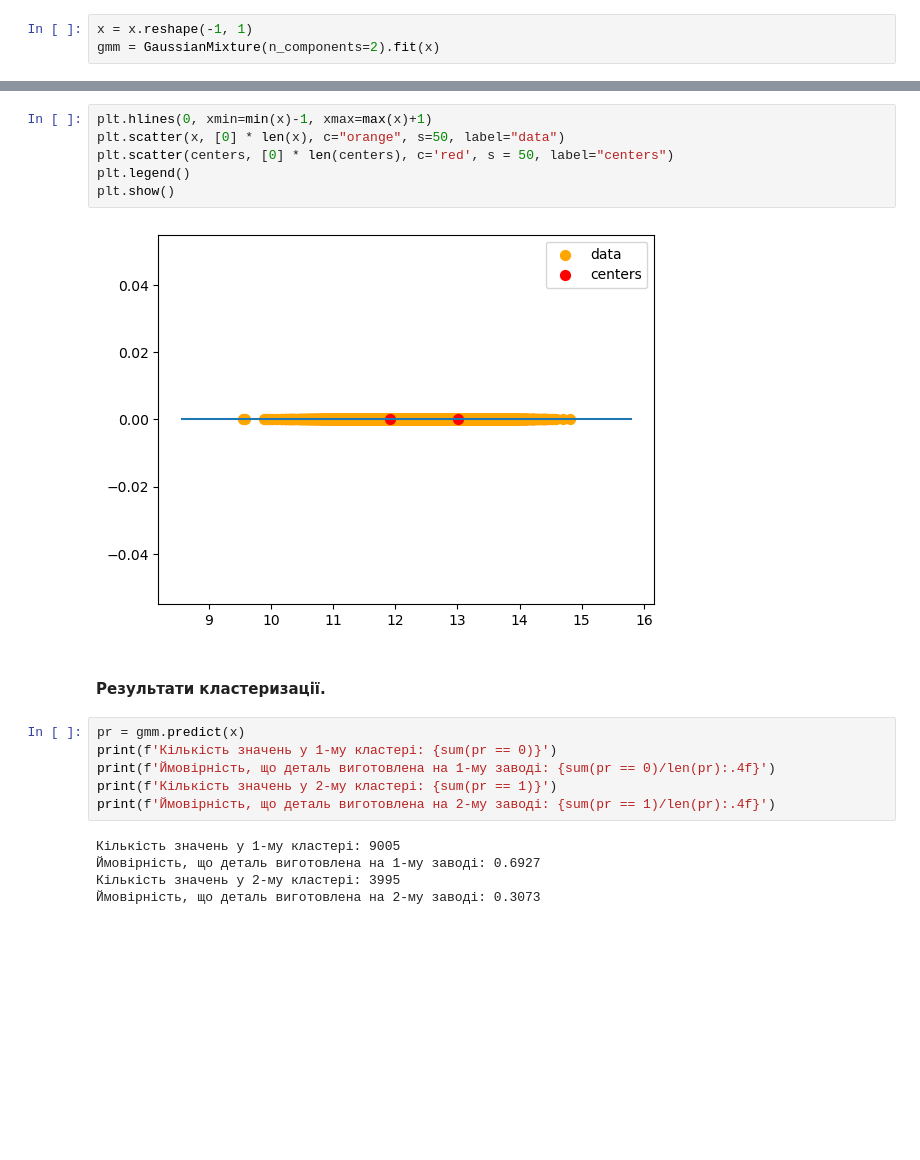
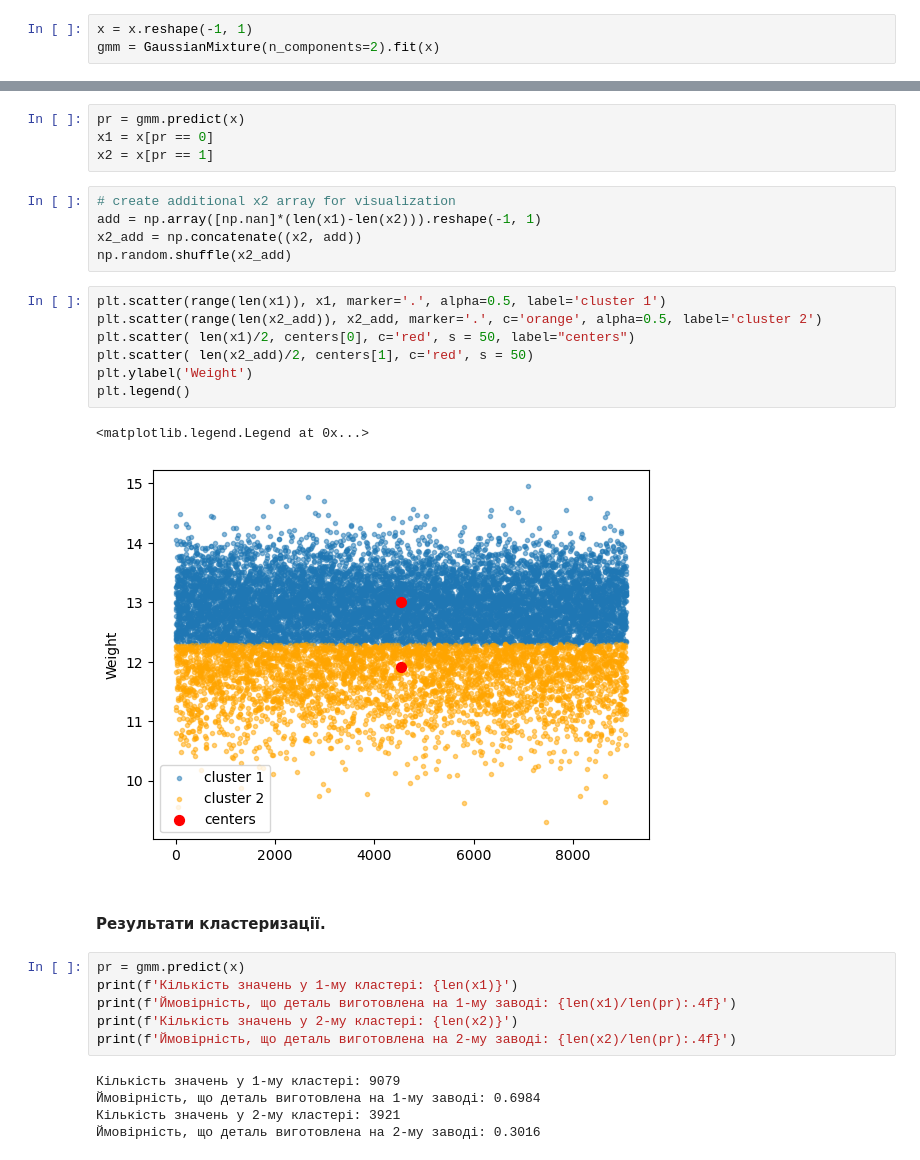
Before and after one commit to KotPetr/PDS2_Konst_Petrenko, a Jupyter notebook: Lesson_51/dz_51.ipynb, the cells around one changed output, grey strips where cells are left out. Cells and saved outputs as stored; diff of their text form; blank space fills up the shorter version.

```diff
--- a/Lesson_51/dz_51.ipynb
+++ b/Lesson_51/dz_51.ipynb
@@ -47,24 +43,35 @@ print(centers)
-# %%
-plt.hlines(0, xmin=min(x)-1, xmax=max(x)+1)
-plt.scatter(x, [0] * len(x), c="orange", s=50, label="data")
-plt.scatter(centers, [0] * len(centers), c='red', s = 50, label="centers")
-plt.legend()
-plt.show()
-# %% [output]
-[figure, removed]
+# %%
+pr = gmm.predict(x)
+x1 = x[pr == 0]
+x2 = x[pr == 1]
+# %%
+# create additional x2 array for visualization
+add = np.array([np.nan]*(len(x1)-len(x2))).reshape(-1, 1)
+x2_add = np.concatenate((x2, add))
+np.random.shuffle(x2_add)
+# %%
+plt.scatter(range(len(x1)), x1, marker='.', alpha=0.5, label='cluster 1')
+plt.scatter(range(len(x2_add)), x2_add, marker='.', c='orange', alpha=0.5, label='cluster 2')
+plt.scatter( len(x1)/2, centers[0], c='red', s = 50, label="centers")
+plt.scatter( len(x2_add)/2, centers[1], c='red', s = 50)
+plt.ylabel('Weight')
+plt.legend()
+# %% [output]
+<matplotlib.legend.Legend at 0x...>
+[figure, added]
 # %% [markdown]
 #### Результати кластеризації.
 # %%
 pr = gmm.predict(x)
-print(f'Кількість значень у 1-му кластері: {sum(pr == 0)}')
-print(f'Ймовірність, що деталь виготовлена на 1-му заводі: {sum(pr == 0)/len(pr):.4f}')
-print(f'Кількість значень у 2-му кластері: {sum(pr == 1)}')
-print(f'Ймовірність, що деталь виготовлена на 2-му заводі: {sum(pr == 1)/len(pr):.4f}')
+print(f'Кількість значень у 1-му кластері: {len(x1)}')
+print(f'Ймовірність, що деталь виготовлена на 1-му заводі: {len(x1)/len(pr):.4f}')
+print(f'Кількість значень у 2-му кластері: {len(x2)}')
+print(f'Ймовірність, що деталь виготовлена на 2-му заводі: {len(x2)/len(pr):.4f}')
 # %% [output]
-Кількість значень у 1-му кластері: 9005
-Ймовірність, що деталь виготовлена на 1-му заводі: 0.6927
-Кількість значень у 2-му кластері: 3995
-Ймовірність, що деталь виготовлена на 2-му заводі: 0.3073
+Кількість значень у 1-му кластері: 9079
+Ймовірність, що деталь виготовлена на 1-му заводі: 0.6984
+Кількість значень у 2-му кластері: 3921
+Ймовірність, що деталь виготовлена на 2-му заводі: 0.3016
 # %% [markdown]
 ### Висновок:
 Алгоритм достатньо точно визначив центри кластерів: 11.9 і 13.0. Але при визначенні належності елементів певному кластеру допускає деяку похибку.
```
Also changed, not shown: parts of 5 cells of this notebook.
